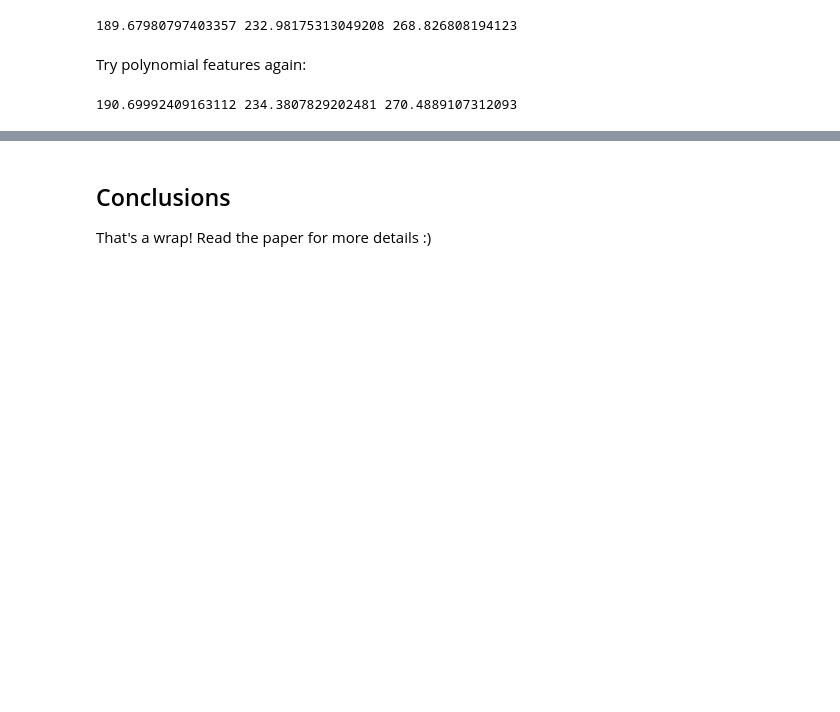
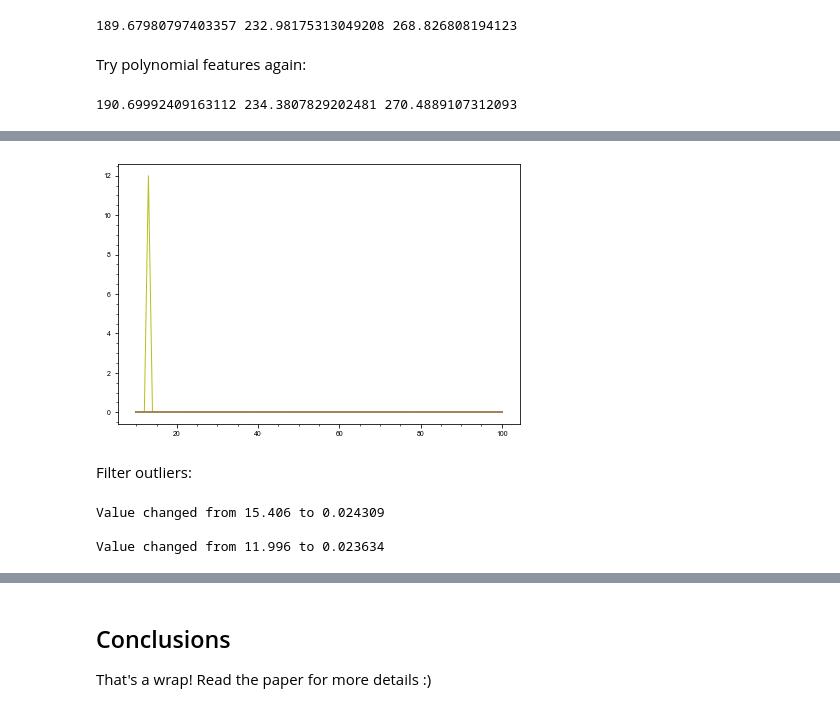
Before and after one commit to petermattia/revisit-severson-et-al, a Jupyter notebook: revisit-severson-et-al.ipynb, the cells around one changed output, grey strips where cells are left out. Cells and saved outputs as stored; diff of their text form; code cells hidden in the pictures; blank space fills up the shorter version.

```diff
--- a/revisit-severson-et-al.ipynb
+++ b/revisit-severson-et-al.ipynb
@@ -2000,0 +2018,15 @@ This isn't very promising. I think it's reasonable that we need features at many
+# %%
+for k in np.arange(X_test1.shape[0]):
+    plt.plot(cyc_numbers_start_at_cyc10, X_test1[k, :])
+# %% [output]
+[figure, added]
+# %% [markdown]
+Filter outliers:
+# %%
+X_train = remove_outliers(X_train, 1)
+X_test1 = remove_outliers(X_test1, 1)
+X_test2 = remove_outliers(X_test2, 1)
+# %% [output]
+Value changed from 15.406 to 0.024309
+
+Value changed from 11.996 to 0.023634
```
Also changed, not shown: parts of 19 cells of this notebook, 9 other files.
